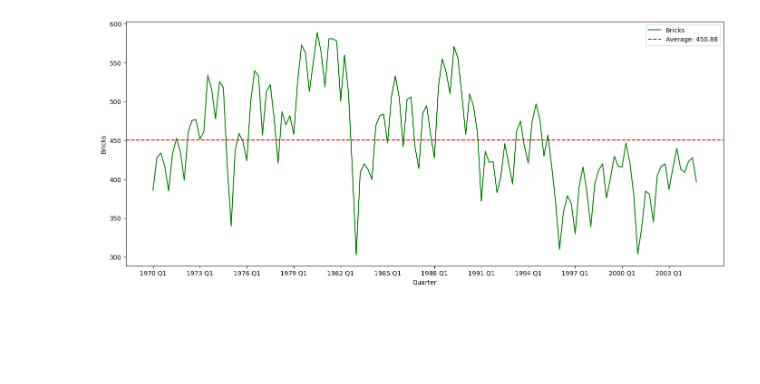
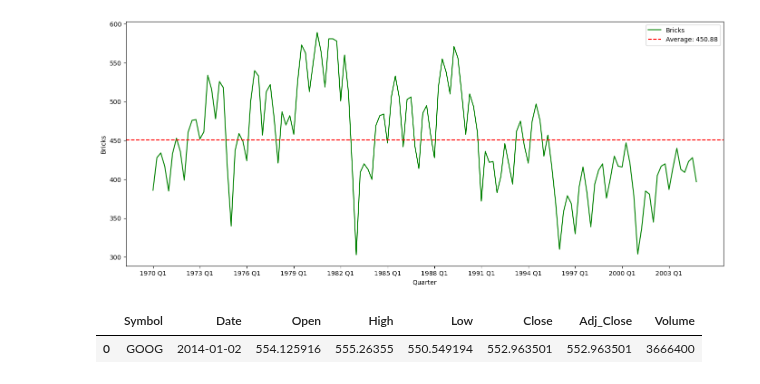
Before and after one commit to DavidGuzzi/TSA, a Jupyter notebook: Forecasting Principles and Practice 3rd/2/5.ipynb, the cells around one changed output. Saved outputs shown, nothing was run; the diff lists cells and outputs as text; code cells hidden in the pictures; blank space fills up the shorter version.

```diff
--- a/Forecasting Principles and Practice 3rd/2/5.ipynb
+++ b/Forecasting Principles and Practice 3rd/2/5.ipynb
@@ -198,3 +198,12 @@ ax.legend()
 plt.show()
 # %% [output]
 [figure]
+# %%
+path3 = r"C:\Users\HP\OneDrive\Escritorio\David Guzzi\Github\TSA\Forecasting Principles and Practice 3rd\2\gafa_stock.csv"
+
+stocks = pd.read_csv(path3)
+google = stocks[stocks['Symbol']=='GOOG'].reset_index(drop=True)
+google.head(1)
+# %% [output]
+|  | Symbol | Date | Open | High | Low | Close | Adj_Close | Volume |
+| 0 | GOOG | 2014-01-02 | 554.125916 | 555.26355 | 550.549194 | 552.963501 | 552.963501 | 3666400 |
```
Also changed, not shown: 1 other file.
